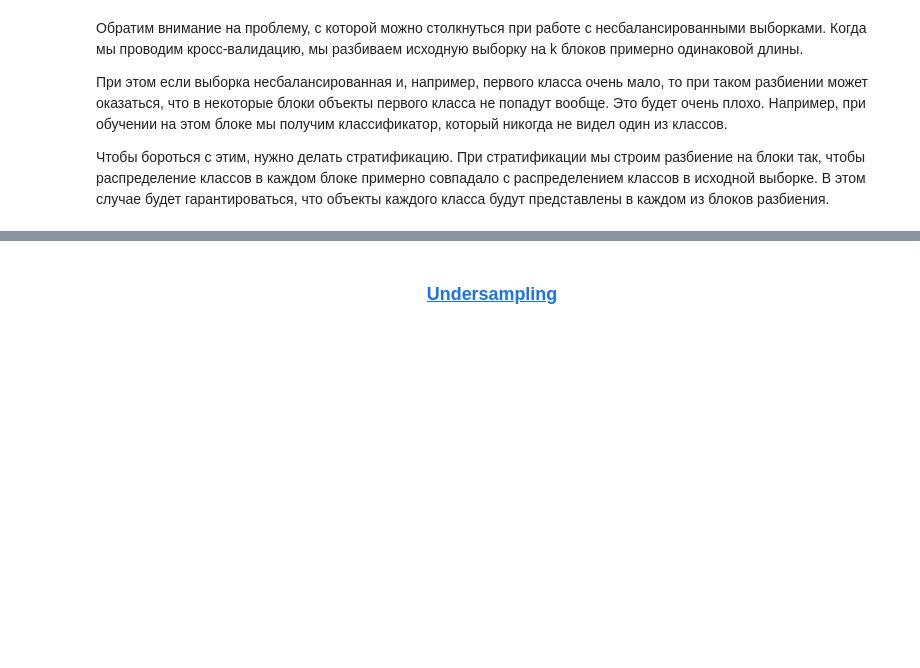
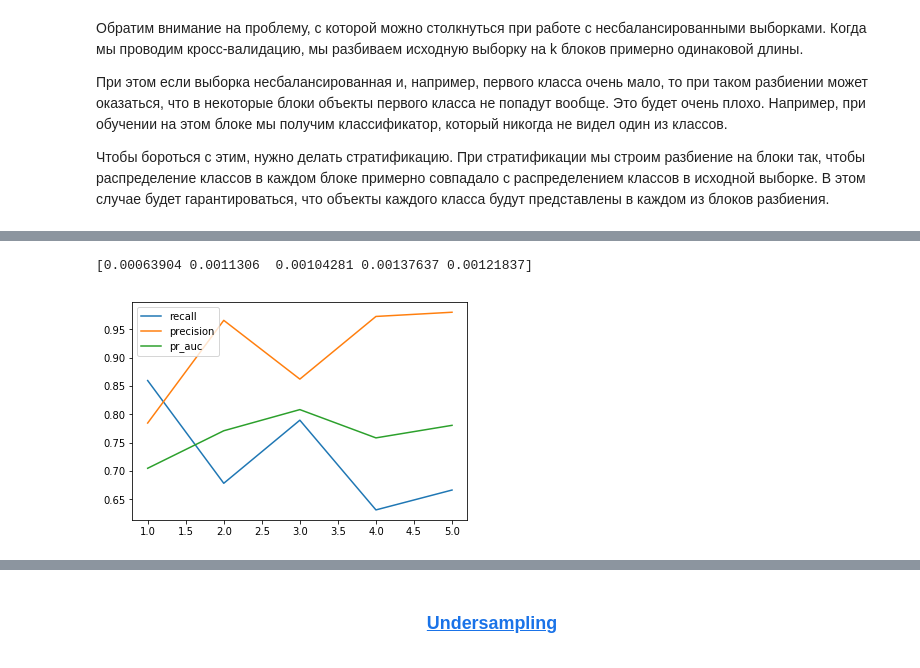
Before and after one commit to Kum4yk/2020_ml, a Jupyter notebook: task_2.unbalanced_classes/unbalanced classes.ipynb, the cells around one changed output, grey strips where cells are left out. Saved outputs shown, nothing was run; the diff lists cells and outputs as text; code cells hidden in the pictures; blank space fills up the shorter version.

```diff
--- a/task_2.unbalanced_classes/unbalanced classes.ipynb
+++ b/task_2.unbalanced_classes/unbalanced classes.ipynb
@@ -443,0 +455,6 @@ ___
+# %%
+data = pd.read_csv("../data/credit_card_fraud.zip")
+X, y = data.iloc[:, :-1], data.Class
+scaler = StandardScaler()
+X = pd.DataFrame(scaler.fit_transform(X), columns=data.columns[:-1])
+X.describe()
@@ -458,0 +480,11 @@ np.random.seed(seed)
+# %%
+from sklearn.model_selection import StratifiedKFold, KFold
+from sklearn.metrics import precision_recall_curve, auc
+
+
+seed = 42
+splits = 5
+np.random.seed(seed)
+clf = RandomForestClassifier(min_samples_leaf=10, n_jobs=-1)  # поставим ограничения, чтоб уменьшить перееобучение
+good_accuracy = data.Class.value_counts()[0]/data.shape[0]
+good_accuracy
@@ -458,0 +493,19 @@ np.random.seed(seed)
+# %%
+kf = KFold(n_splits=splits, random_state=seed)
+recall, precision, accuracy = [], [], []
+pr_auc = []
+
+for train_index, test_index in kf.split(X):
+    X_train, X_test = X.iloc[train_index, :], X.iloc[test_index, :]
+    y_train, y_test = y.iloc[train_index], y.iloc[test_index]
+
+    clf.fit(X_train, y_train);
+    y_pred = clf.predict(X_test);
+
+    recall.append(recall_score(y_test, y_pred));
+    precision.append(precision_score(y_test, y_pred));
+    accuracy.append(accuracy_score(y_test, y_pred));
+
+    y_proba = clf.predict_proba(X_test)
+    prec, rec, thr = precision_recall_curve(y_test, y_proba[:, 1], pos_label=1)
+    pr_auc.append(auc(rec, prec))
@@ -458,0 +548,12 @@ np.random.seed(seed)
+# %%
+print(accuracy - good_accuracy)
+# %% [output]
+[0.00063904 0.0011306  0.00104281 0.00137637 0.00121837]
+# %%
+x = range(1, 6)
+plt.plot(x, recall, label="recall")
+plt.plot(x, precision, label="precision")
+plt.plot(x, pr_auc, label="pr_auc")
+plt.legend();
+# %% [output]
+[figure, added]
```
Also changed, not shown: parts of 31 cells of this notebook.
